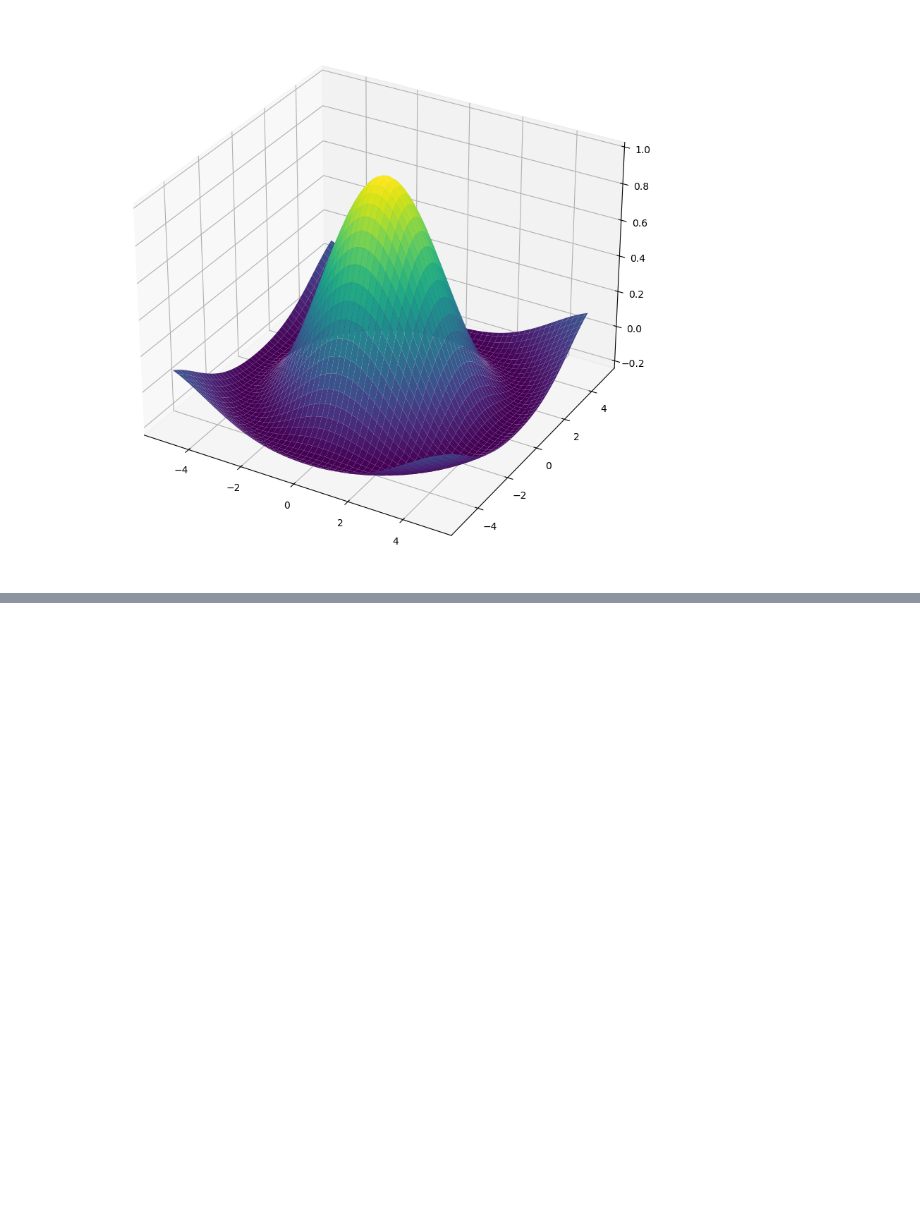
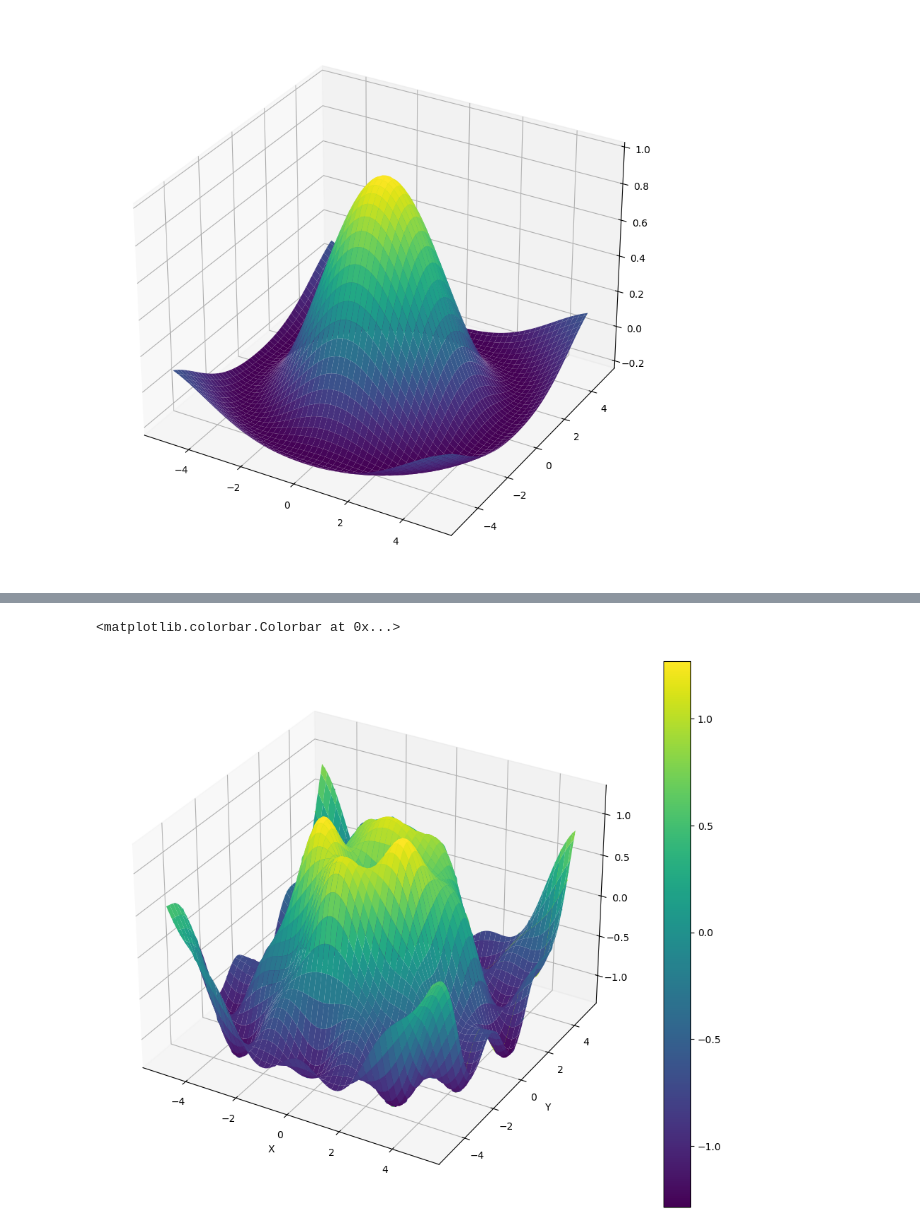
Before and after one commit to a-anuj/Data-Visualization, a Jupyter notebook: Practice-midsem/practice-mid.ipynb, the cells around one changed output, grey strips where cells are left out. Saved outputs shown, nothing was run; the diff lists cells and outputs as text; code cells hidden in the pictures; blank space fills up the shorter version.

```diff
--- a/Practice-midsem/practice-mid.ipynb
+++ b/Practice-midsem/practice-mid.ipynb
@@ -368,0 +407,24 @@ surface = ax.plot_surface(X,Y,Z,cmap="viridis")
+# %%
+x = np.linspace(-5,5,100)
+y = np.linspace(-5,5,100)
+
+X,Y = np.meshgrid(x,y)
+
+Z = np.sin(np.sqrt(X**2 + Y**2)) + 0.3*np.cos(2*X)*np.sin(2*Y)
+
+fig = plt.figure(figsize=(12,10))
+ax = fig.add_subplot(111,projection="3d")
+
+surface4 = ax.plot_surface(X,Y,Z,cmap="viridis")
+
+contourz = ax.contour(X,Y,Z,zdir="z")
+contourx = ax.contour(X,Y,Z,zdir="x")
+contoury = ax.contour(X,Y,Z,zdir="y")
+
+ax.set_xlabel("X")
+ax.set_ylabel("Y")
+
+fig.colorbar(surface4,ax=ax)
+# %% [output]
+<matplotlib.colorbar.Colorbar at 0x...>
+[figure, added]
```
Also changed, not shown: parts of 5 cells of this notebook.
